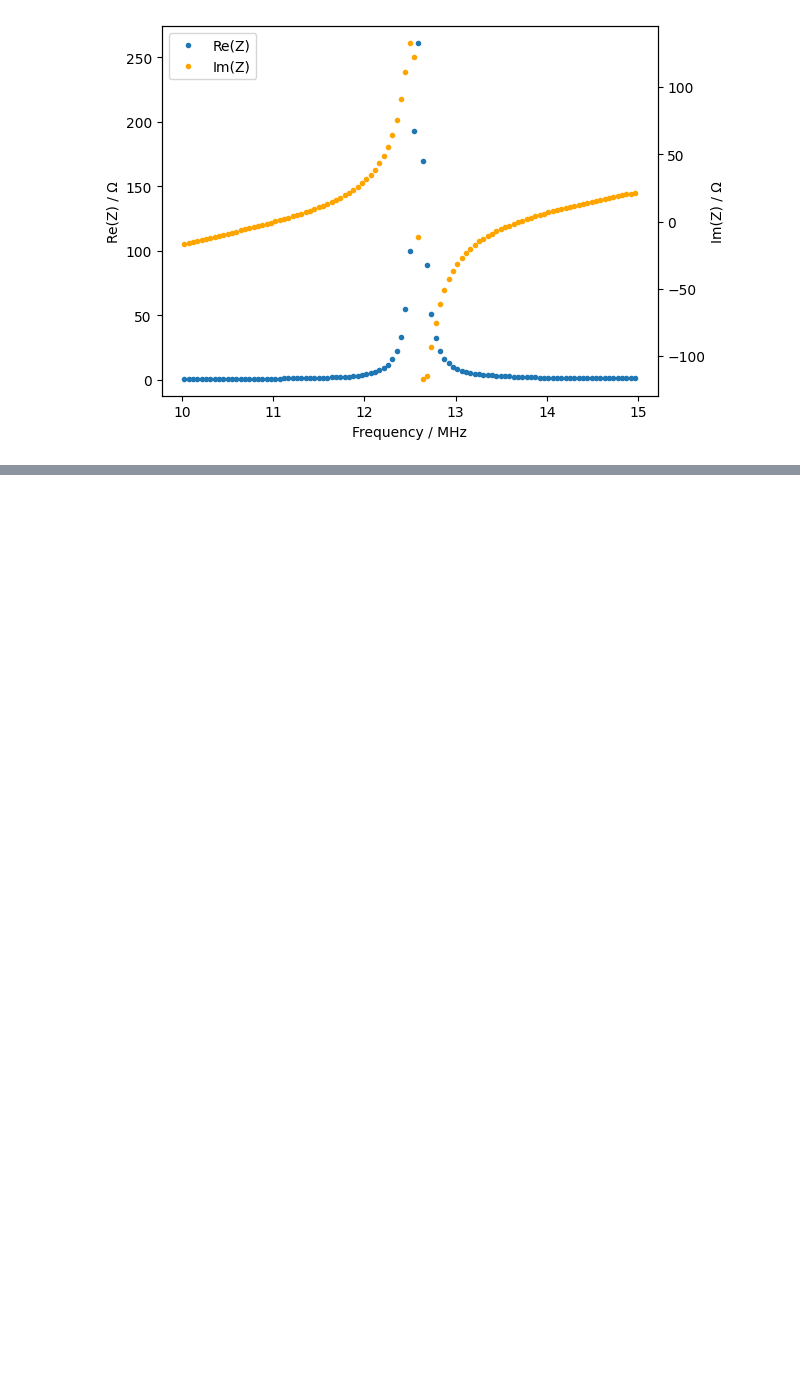
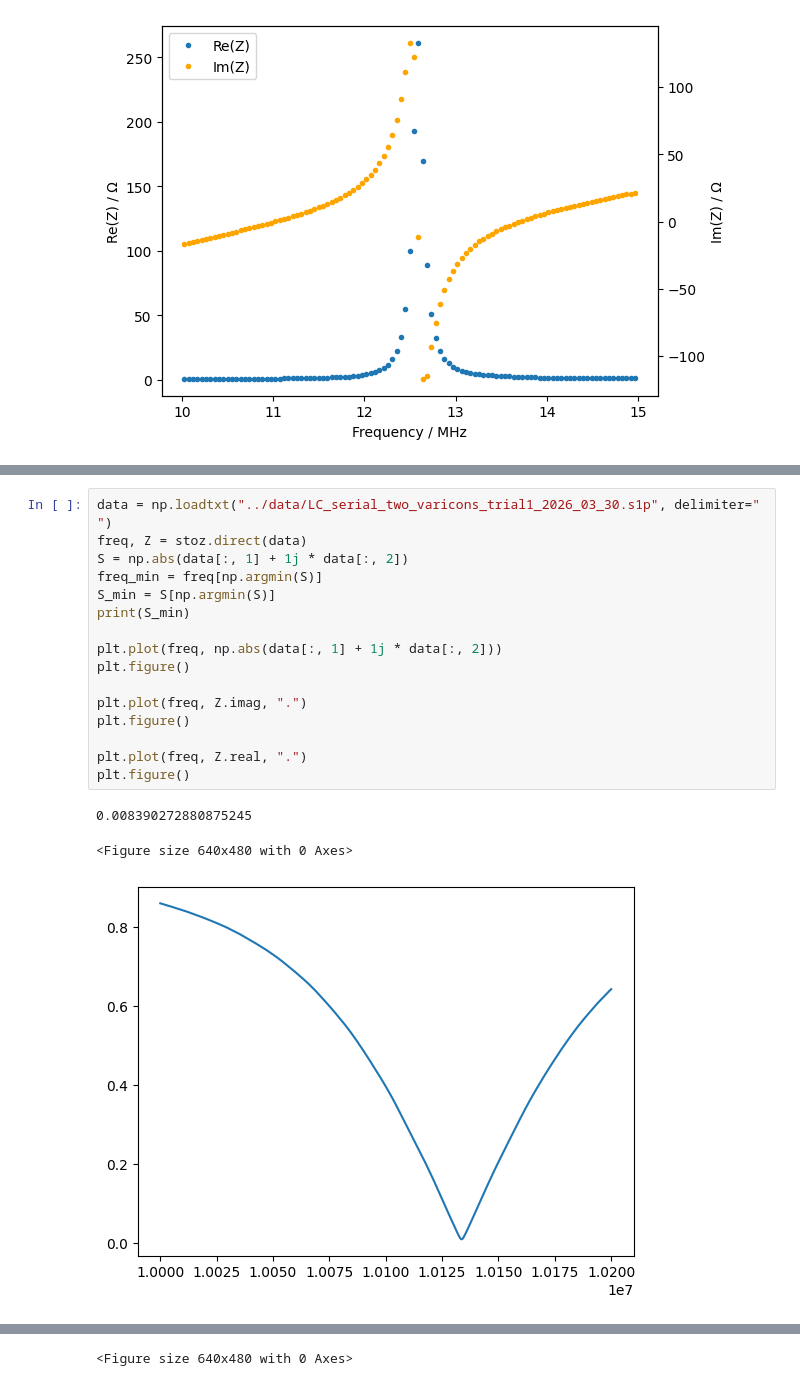
Before and after one commit to tyaxm/cyclotron, a Jupyter notebook: src/trance.ipynb, the cells around one changed output, grey strips where cells are left out. Saved outputs shown, nothing was run; the diff lists cells and outputs as text; blank space fills up the shorter version.

```diff
--- a/src/trance.ipynb
+++ b/src/trance.ipynb
@@ -306,0 +438,20 @@ plt.figure()
+# %%
+data = np.loadtxt("../data/LC_serial_two_varicons_trial1_2026_03_30.s1p", delimiter=" ")
+freq, Z = stoz.direct(data)
+S = np.abs(data[:, 1] + 1j * data[:, 2])
+freq_min = freq[np.argmin(S)]
+S_min = S[np.argmin(S)]
+print(S_min)
+
+plt.plot(freq, np.abs(data[:, 1] + 1j * data[:, 2]))
+plt.figure()
+
+plt.plot(freq, Z.imag, ".")
+plt.figure()
+
+plt.plot(freq, Z.real, ".")
+plt.figure()
+# %% [output]
+0.008390272880875245
+<Figure size 640x480 with 0 Axes>
+[figure, added]
@@ -306,0 +460 @@ plt.figure()
+<Figure size 640x480 with 0 Axes>
```
Also changed, not shown: parts of 6 cells of this notebook, 11 other files.
